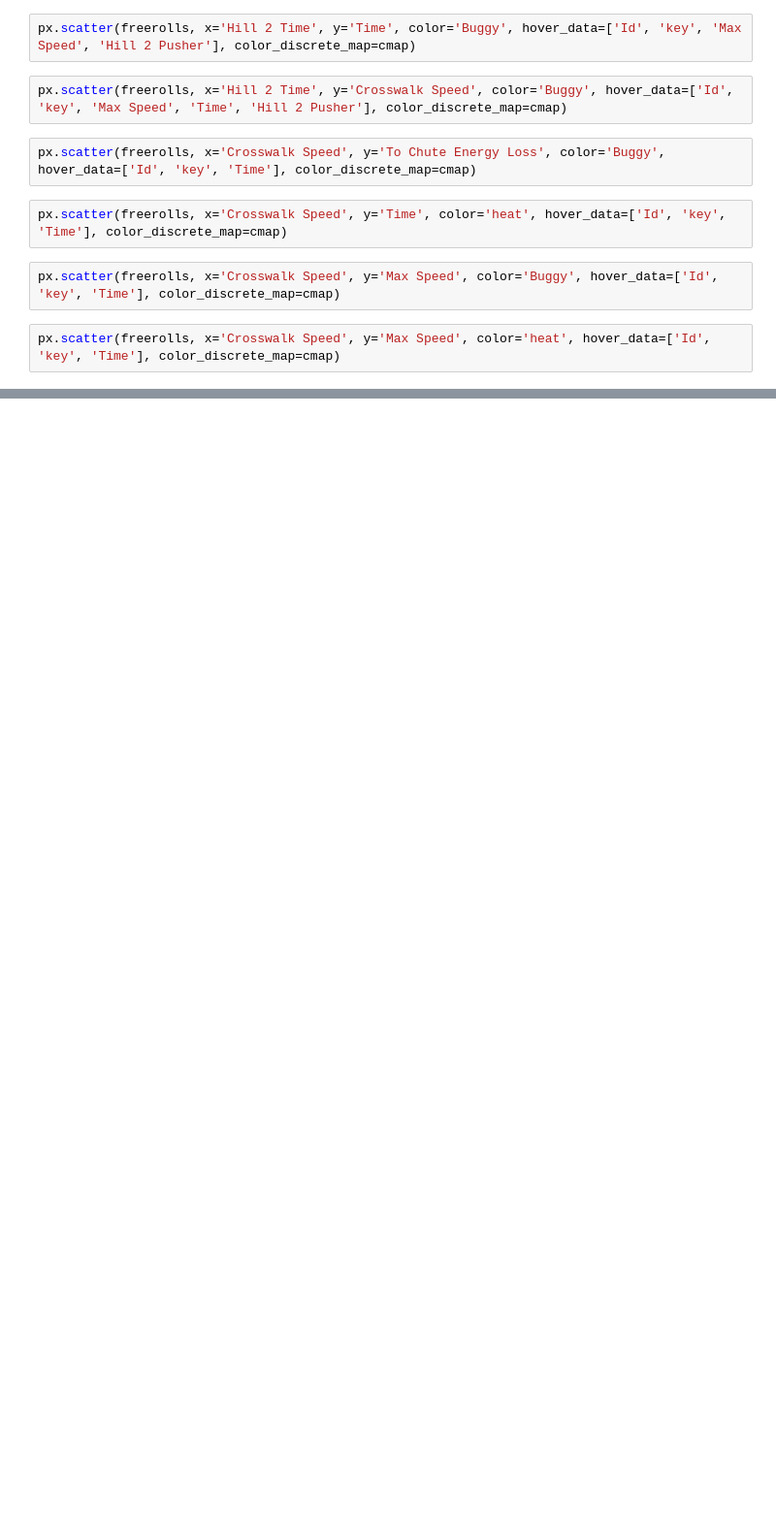
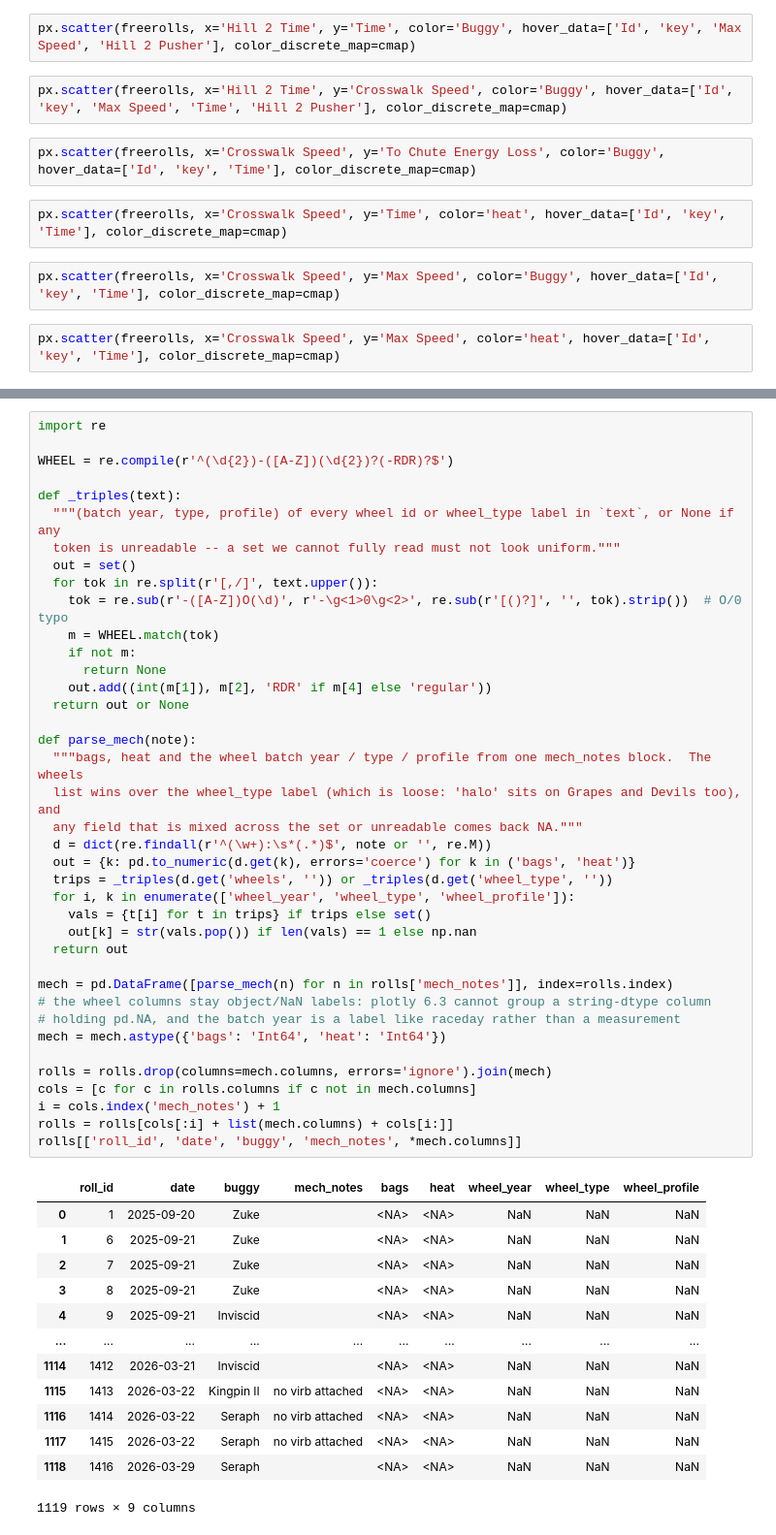
Before and after one commit to D0ugins/srs, a Jupyter notebook: backend/src/notebooks/graphs.ipynb, the cells around one changed output, grey strips where cells are left out. Shown at 97% size. Cells and saved outputs as stored; diff of their text form; blank space fills up the shorter version.

```diff
--- a/backend/src/notebooks/graphs.ipynb
+++ b/backend/src/notebooks/graphs.ipynb
@@ -152,0 +235,53 @@ px.scatter(freerolls, x='Crosswalk Speed', y='Max Speed', color='heat', hover_da
+# %%
+import re
+
+WHEEL = re.compile(r'^(\d{2})-([A-Z])(\d{2})?(-RDR)?$')
+
+def _triples(text):
+  """(batch year, type, profile) of every wheel id or wheel_type label in `text`, or None if any
+  token is unreadable -- a set we cannot fully read must not look uniform."""
+  out = set()
+  for tok in re.split(r'[,/]', text.upper()):
+    tok = re.sub(r'-([A-Z])O(\d)', r'-\g<1>0\g<2>', re.sub(r'[()?]', '', tok).strip())  # O/0 typo
+    m = WHEEL.match(tok)
+    if not m:
+      return None
+    out.add((int(m[1]), m[2], 'RDR' if m[4] else 'regular'))
+  return out or None
+
+def parse_mech(note):
+  """bags, heat and the wheel batch year / type / profile from one mech_notes block.  The wheels
+  list wins over the wheel_type label (which is loose: 'halo' sits on Grapes and Devils too), and
+  any field that is mixed across the set or unreadable comes back NA."""
+  d = dict(re.findall(r'^(\w+):\s*(.*)$', note or '', re.M))
+  out = {k: pd.to_numeric(d.get(k), errors='coerce') for k in ('bags', 'heat')}
+  trips = _triples(d.get('wheels', '')) or _triples(d.get('wheel_type', ''))
+  for i, k in enumerate(['wheel_year', 'wheel_type', 'wheel_profile']):
+    vals = {t[i] for t in trips} if trips else set()
+    out[k] = str(vals.pop()) if len(vals) == 1 else np.nan
+  return out
+
+mech = pd.DataFrame([parse_mech(n) for n in rolls['mech_notes']], index=rolls.index)
+# the wheel columns stay object/NaN labels: plotly 6.3 cannot group a string-dtype column
+# holding pd.NA, and the batch year is a label like raceday rather than a measurement
+mech = mech.astype({'bags': 'Int64', 'heat': 'Int64'})
+
+rolls = rolls.drop(columns=mech.columns, errors='ignore').join(mech)
+cols = [c for c in rolls.columns if c not in mech.columns]
+i = cols.index('mech_notes') + 1
+rolls = rolls[cols[:i] + list(mech.columns) + cols[i:]]
+rolls[['roll_id', 'date', 'buggy', 'mech_notes', *mech.columns]]
+# %% [output]
+|  | roll_id | date | buggy | mech_notes | bags | heat | wheel_year | wheel_type | wheel_profile |
+| 0 | 1 | 2025-09-20 | Zuke |  | <NA> | <NA> | NaN | NaN | NaN |
+| 1 | 6 | 2025-09-21 | Zuke |  | <NA> | <NA> | NaN | NaN | NaN |
+| 2 | 7 | 2025-09-21 | Zuke |  | <NA> | <NA> | NaN | NaN | NaN |
+| 3 | 8 | 2025-09-21 | Zuke |  | <NA> | <NA> | NaN | NaN | NaN |
+| 4 | 9 | 2025-09-21 | Inviscid |  | <NA> | <NA> | NaN | NaN | NaN |
+| ... | ... | ... | ... | ... | ... | ... | ... | ... | ... |
+| 1114 | 1412 | 2026-03-21 | Inviscid |  | <NA> | <NA> | NaN | NaN | NaN |
+| 1115 | 1413 | 2026-03-22 | Kingpin II | no virb attached | <NA> | <NA> | NaN | NaN | NaN |
+| 1116 | 1414 | 2026-03-22 | Seraph | no virb attached | <NA> | <NA> | NaN | NaN | NaN |
+| 1117 | 1415 | 2026-03-22 | Seraph | no virb attached | <NA> | <NA> | NaN | NaN | NaN |
+| 1118 | 1416 | 2026-03-29 | Seraph |  | <NA> | <NA> | NaN | NaN | NaN |
+1119 rows × 9 columns
```
Also changed, not shown: parts of 17 cells of this notebook.
